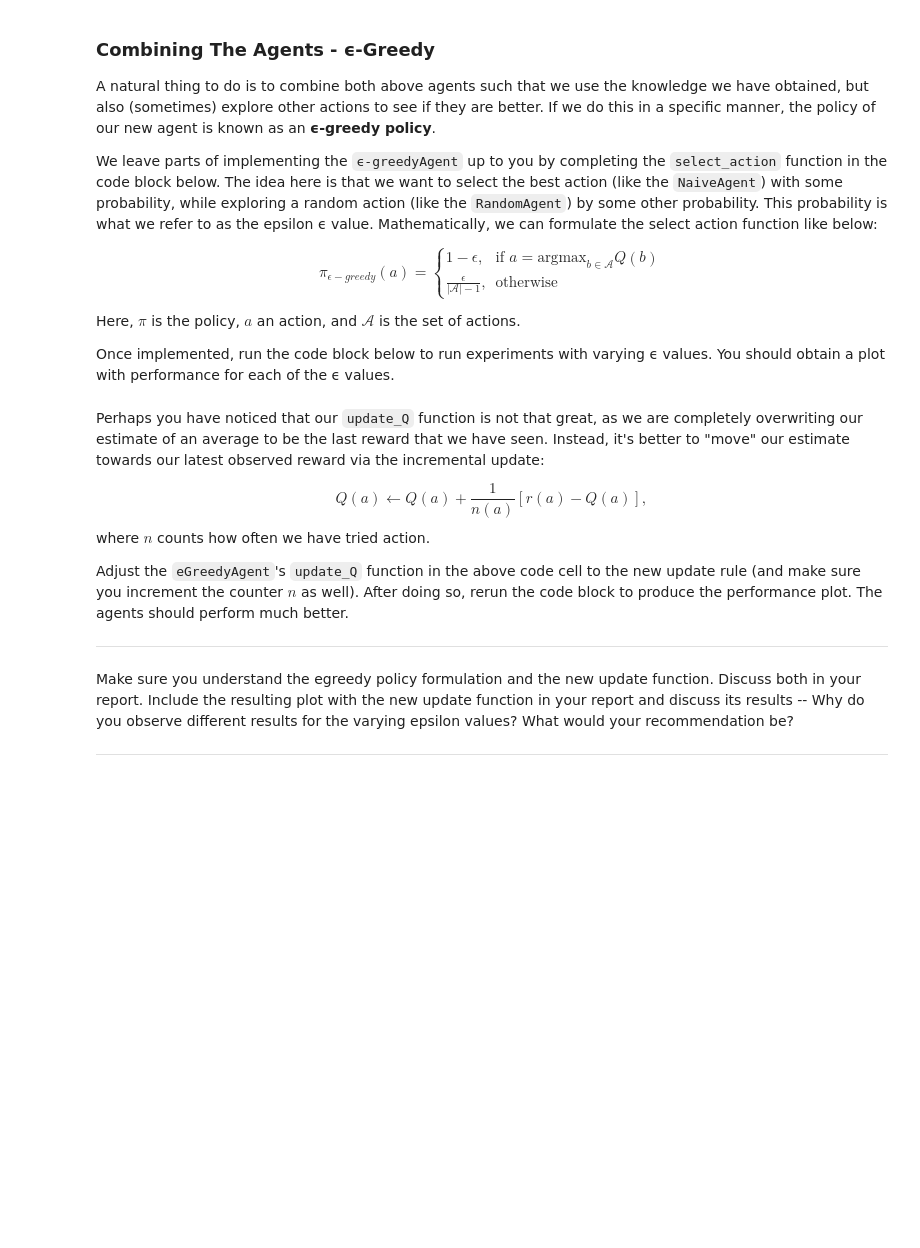
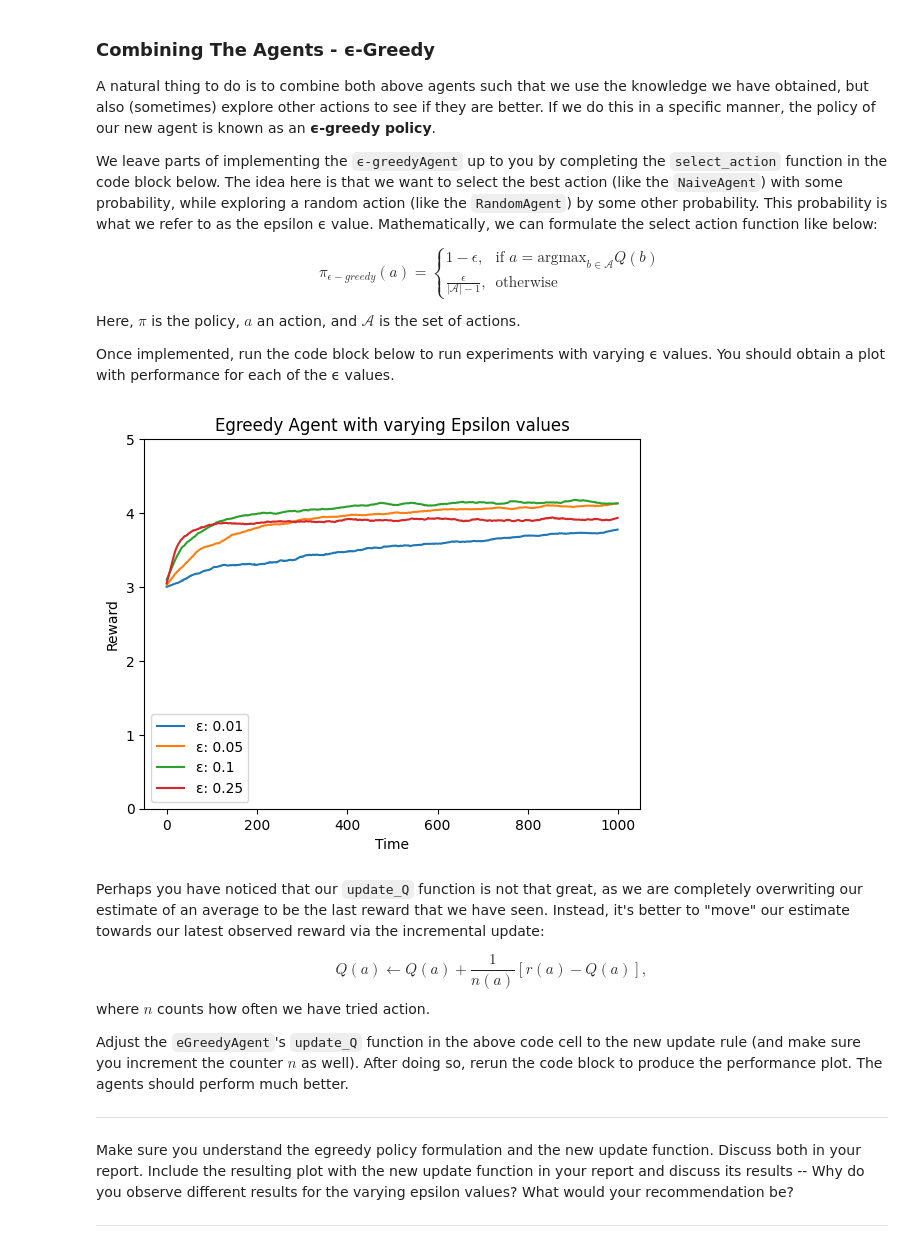
Before and after one commit to kraksys/irl26, a Jupyter notebook: RL_Bachelor_Assignment_1A_(2026).ipynb, the cells around one changed output. Cells and saved outputs as stored; diff of their text form; code cells hidden in the pictures; blank space fills up the shorter version.

```diff
--- a/RL_Bachelor_Assignment_1A_(2026).ipynb
+++ b/RL_Bachelor_Assignment_1A_(2026).ipynb
@@ -296,34 +316,40 @@ Once implemented, run the code block below to run experiments with varying ϵ va
 # %%
 class eGreedyAgent(Agent):
     def __init__(self, n_actions, epsilon):
         super().__init__(n_actions) # Call parent class init
 
         self.epsilon = epsilon # <-- Egreedy specific values
         self.n = np.zeros(n_actions) # <-- Action counter
 
     def select_action(self, **kwargs):
         """ Select an action """
 
-        raise NotImplementedError("Implement the epsilon greedy select action function")
+        if np.random.rand() < self.epsilon:
+            action = np.random.randint(self.n_actions)
+        else:
+            action = np.argmax(self.Q)
+
 
         return action
 
     def update_Q(self, action, observed_reward):
         """ After performing actions, update our current knowledge """
         # Set the new estimate to the reward we received after picking that action
         self.Q[action] = observed_reward
 
 # You can use below values, or change them to ones that you find more interesting.
 epsilon_values = [0.01, 0.05, 0.1, 0.25]
 
 plot = LearningCurvePlot("Egreedy Agent with varying Epsilon values")
 for epsilon in epsilon_values:
     experiment(
         plot,
         agent_class=eGreedyAgent,
         label=f"{chr(949)}: {epsilon}",
         epsilon=epsilon,
     )
+# %% [output]
+[figure, added]
 # %% [markdown]
 Perhaps you have noticed that our `update_Q` function is not that great, as we are completely overwriting our estimate of an average to be the last reward that we have seen. Instead, it's better to "move" our estimate towards our latest observed reward via the incremental update:
 
```
Also changed, not shown: parts of 3 cells of this notebook.
